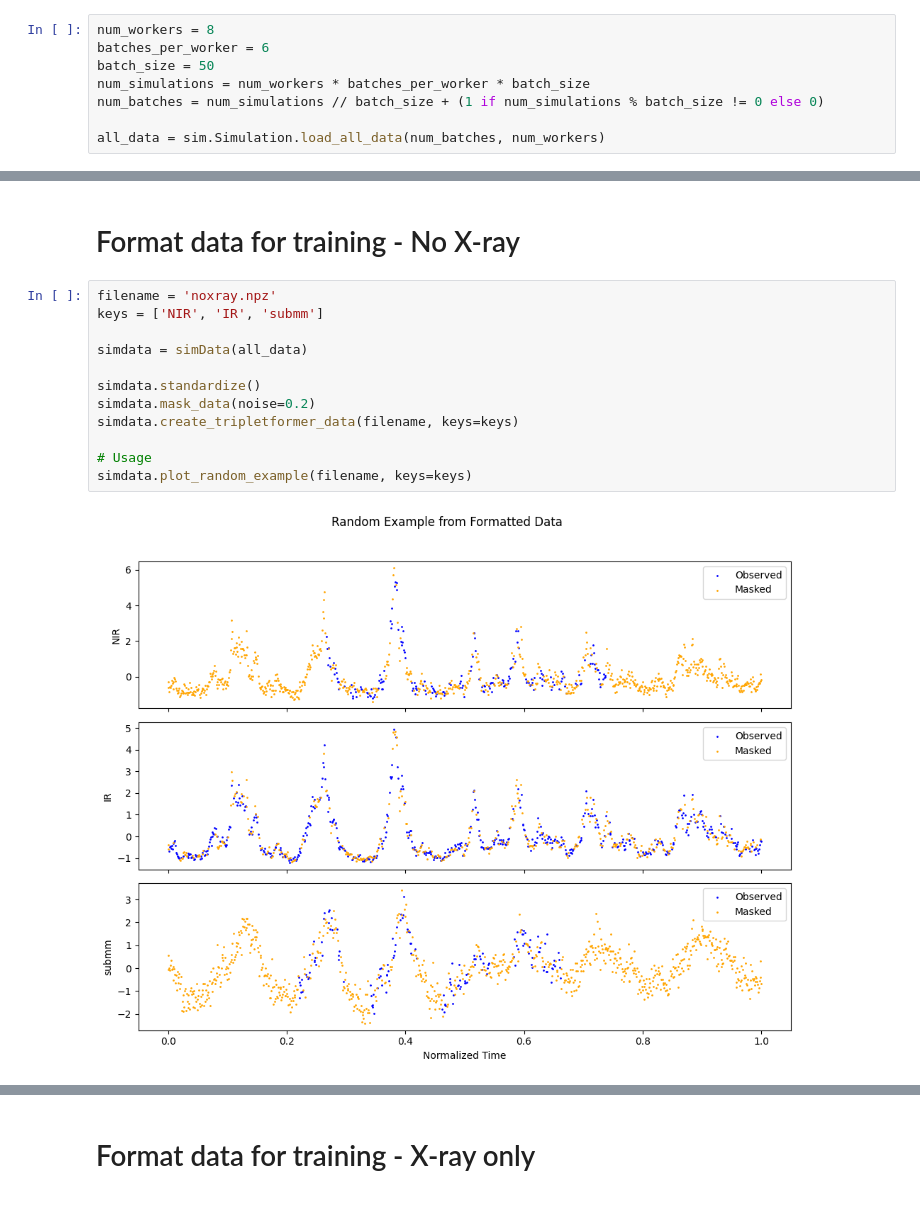
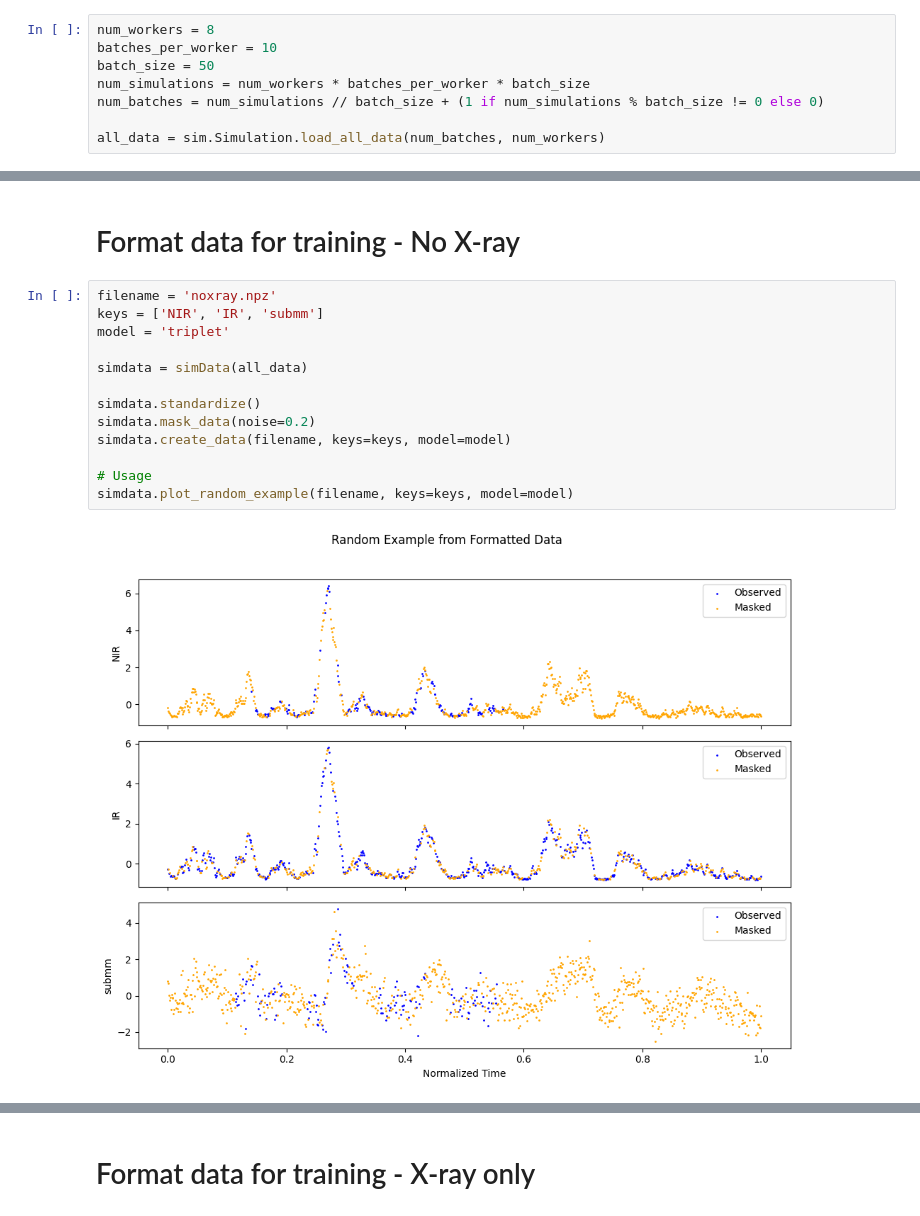
Before and after one commit to GabrielSasseville01/SgrA_Interpolation, a Jupyter notebook: Simulations/create_dataset.ipynb, the cells around one changed output, grey strips where cells are left out. Drawn from its saved outputs; the diff is of its cells as text.

```diff
--- a/Simulations/create_dataset.ipynb
+++ b/Simulations/create_dataset.ipynb
@@ -9,7 +9,7 @@ import parallel_simulation as sim
 from create_dataset import SimulationData as simData
 # %%
 num_workers = 8
-batches_per_worker = 6
+batches_per_worker = 10
 batch_size = 50
 num_simulations = num_workers * batches_per_worker * batch_size
 num_batches = num_simulations // batch_size + (1 if num_simulations % batch_size != 0 else 0)
@@ -54,14 +72,15 @@ simdata.plot_random_example(filename, keys=keys)
 # %%
 filename = 'noxray.npz'
 keys = ['NIR', 'IR', 'submm']
+model = 'triplet'
 
 simdata = simData(all_data)
 
 simdata.standardize()
 simdata.mask_data(noise=0.2)
-simdata.create_tripletformer_data(filename, keys=keys)
+simdata.create_data(filename, keys=keys, model=model)
 
 # Usage
-simdata.plot_random_example(filename, keys=keys)
+simdata.plot_random_example(filename, keys=keys, model=model)
 # %% [output]
-[figure, old version]
+[figure, new version]
```
Also changed, not shown: parts of 12 cells of this notebook, 1 other file.
